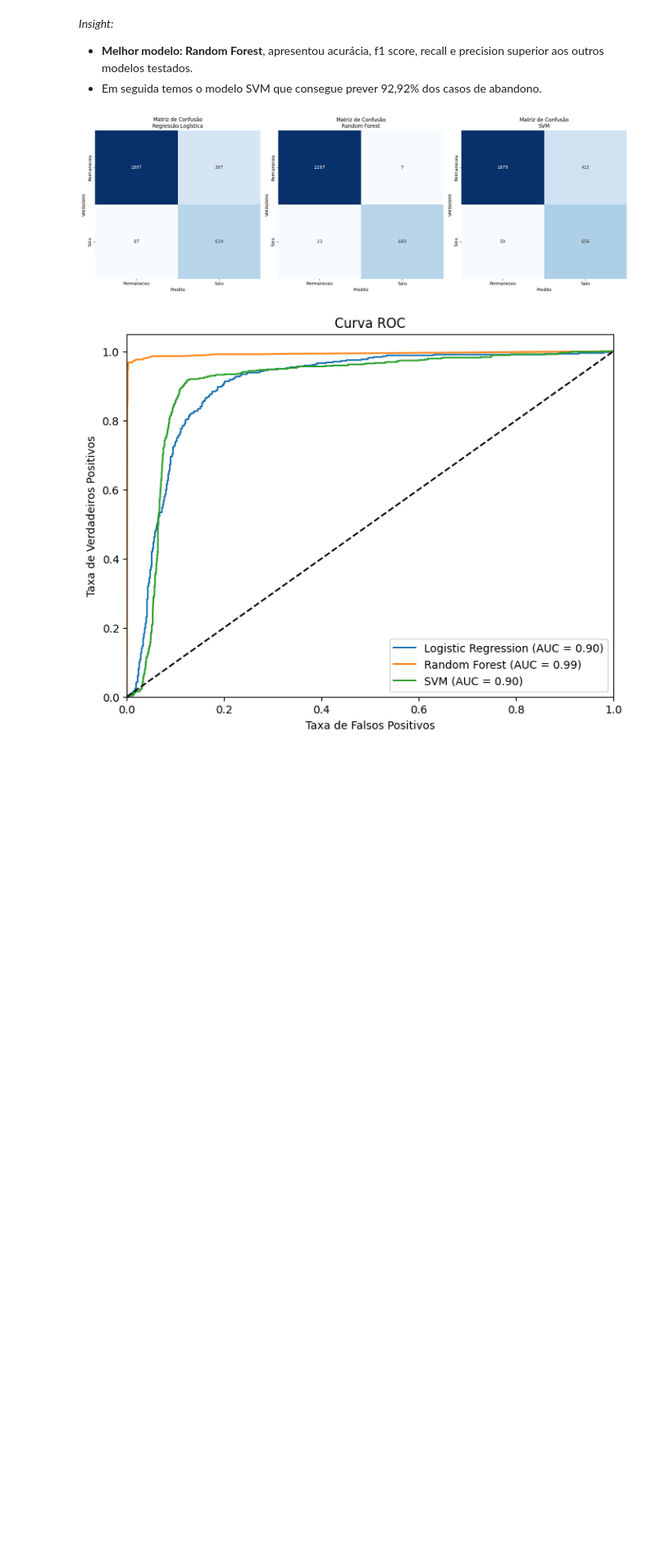
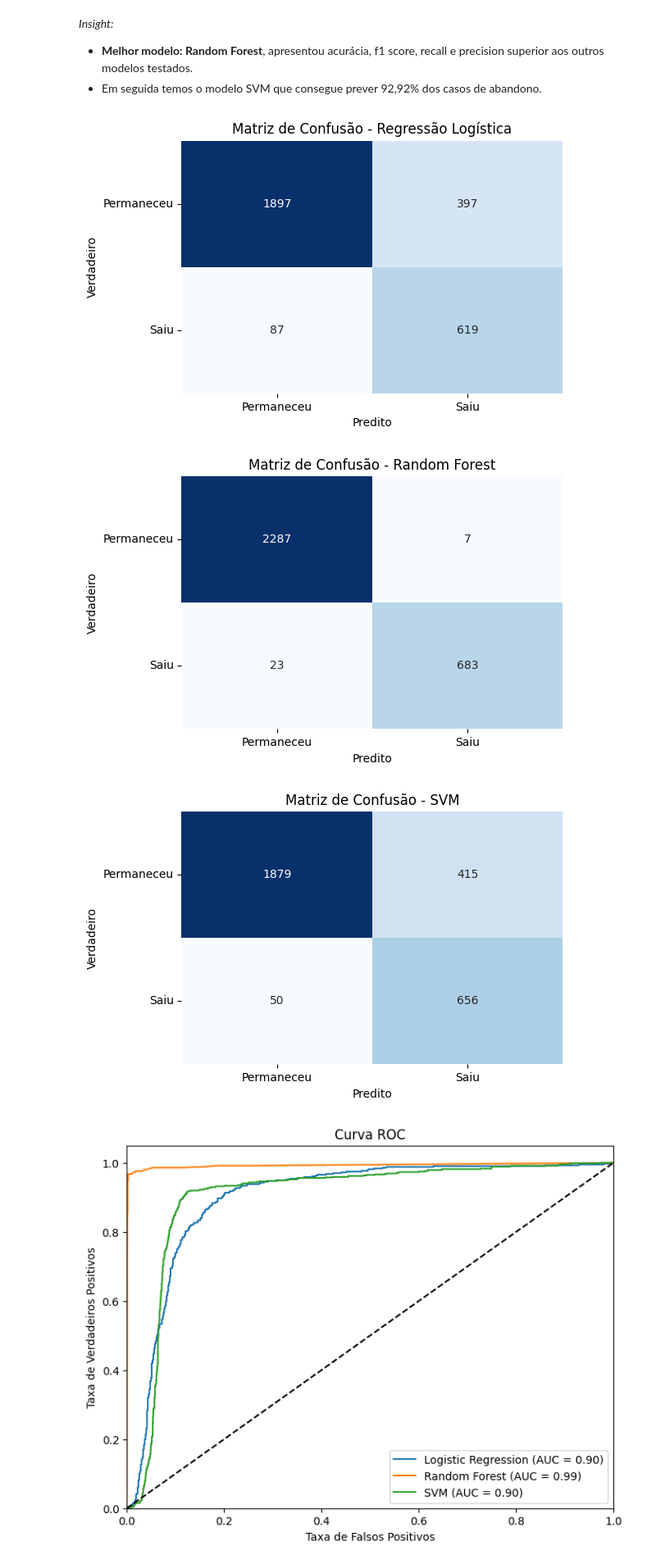
Before and after one commit to YumiiOnoue/ml_predicao_churn, a Jupyter notebook: analise_abandono.ipynb, the cells around one changed output. Shown at 82% size. Drawn from its saved outputs; the diff is of its cells as text; code cells hidden in the pictures; blank space fills up the shorter version.

```diff
--- a/analise_abandono.ipynb
+++ b/analise_abandono.ipynb
@@ -886,19 +886,20 @@ display(metrics_df)
 * Em seguida temos o modelo SVM que consegue prever 92,92% dos casos de abandono.
 # %%
 # Matriz de Confusão para cada modelo
-fig, axes = plt.subplots(1, 3, figsize=(18, 6))
-for i, (nome_modelo, (y_pred, y_true)) in enumerate(modelos.items()):
+for nome_modelo, (y_pred, y_true) in modelos.items():
     cm = confusion_matrix(y_true, y_pred)
-    sns.heatmap(cm, annot=True, fmt='d', cmap='Blues', cbar=False, ax=axes[i])
-    axes[i].set_title(f'Matriz de Confusão\n{nome_modelo}')
-    axes[i].set_xlabel('Predito')
-    axes[i].set_ylabel('Verdadeiro')
-    axes[i].xaxis.set_ticklabels(['Permaneceu', 'Saiu'])
-    axes[i].yaxis.set_ticklabels(['Permaneceu', 'Saiu'])
-plt.tight_layout()
-plt.show()
+    plt.figure(figsize=(6,4))
+    sns.heatmap(cm, annot=True, fmt='d', cmap='Blues', cbar=False)
+    plt.title(f'Matriz de Confusão - {nome_modelo}')
+    plt.xlabel('Predito')
+    plt.ylabel('Verdadeiro')
+    plt.xticks(ticks=[0.5, 1.5], labels=['Permaneceu', 'Saiu'])
+    plt.yticks(ticks=[0.5, 1.5], labels=['Permaneceu', 'Saiu'], rotation=0)
+    plt.show()
 # %% [output]
-[figure, old version]
+[figure, new version]
+[figure, added]
+[figure, added]
 # %%
 # ROC AUC para cada modelo
 probs_modelos = {
```
Also changed, not shown: parts of 1 cell of this notebook, 2 other files.
